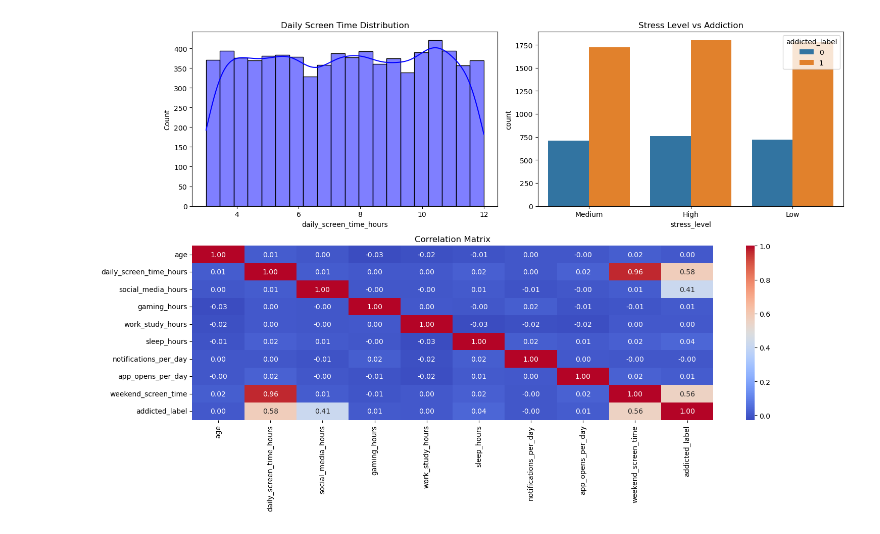
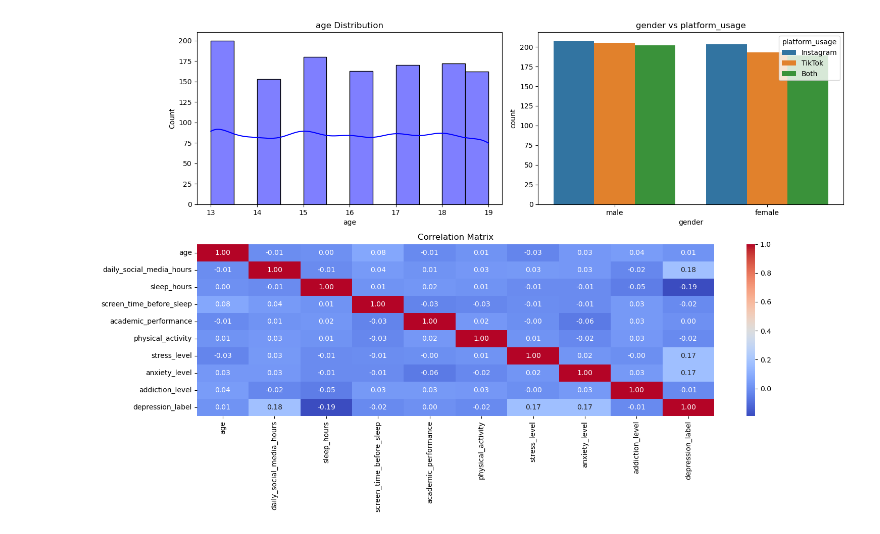
Before and after one commit to Hamdermadsik/Project_MBML, a Jupyter notebook: notebooks/Mads_inledende_manovre.ipynb, the cells around one changed output. Cells and saved outputs as stored; diff of their text form; code cells hidden in the pictures.

```diff
--- a/notebooks/Mads_inledende_manovre.ipynb
+++ b/notebooks/Mads_inledende_manovre.ipynb
@@ -30,7 +30,13 @@ import pandas as pd
 import matplotlib.pyplot as plt
 from pathlib import Path
 
-data_dir = Path(r"C:\Users\Madsl\Downloads\Smartphone_Usage_And_Addiction_Analysis_7500_Rows (1).csv")
+# In notebooks, you can use Path.cwd() to get the current working directory
+# or use relative paths directly.
+parent_dir = Path.cwd().parent
+data_dir = parent_dir / "data" / "data.csv"
+
+# If the data folder is in the same directory as the notebook's parent:
+# data_dir = Path("../data/data.csv")
 
 df = pd.read_csv(data_dir)
 
@@ -98,26 +115,37 @@ Stress Levels: ['Medium' 'High' 'Low']
 # %%
 import seaborn as sns
+import numpy as np
 
 # Visualizing distributions
 plt.figure(figsize=(15, 10))
 
-# Screen time distribution
-plt.subplot(2, 2, 1)
-sns.histplot(df['daily_screen_time_hours'], kde=True, color='blue')
-plt.title('Daily Screen Time Distribution')
+# Screen time distribution -> Replaced with the first numerical column
+numerical_cols = df.select_dtypes(include=[np.number]).columns
+if len(numerical_cols) > 0:
+    first_num_col = numerical_cols[0]
+    plt.subplot(2, 2, 1)
+    sns.histplot(df[first_num_col], kde=True, color='blue')
+    plt.title(f'{first_num_col} Distribution')
 
-# Addiction Label vs Stress Level
-plt.subplot(2, 2, 2)
-sns.countplot(data=df, x='stress_level', hue='addicted_label')
-plt.title('Stress Level vs Addiction')
+# Addiction Label vs Stress Level -> Dynamic check for categorical columns
+categorical_cols = df.select_dtypes(include=['object', 'category', 'bool']).columns
+if len(categorical_cols) >= 2:
+    plt.subplot(2, 2, 2)
+    sns.countplot(data=df, x=categorical_cols[0], hue=categorical_cols[1])
+    plt.title(f'{categorical_cols[0]} vs {categorical_cols[1]}')
+elif len(categorical_cols) == 1 and len(numerical_cols) > 0:
+    plt.subplot(2, 2, 2)
+    sns.boxplot(data=df, x=categorical_cols[0], y=first_num_col)
+    plt.title(f'{first_num_col} vs {categorical_cols[0]}')
 
 # Correlation Matrix (Numerical only)
 plt.subplot(2, 1, 2)
 numerical_df = df.select_dtypes(include=[np.number])
-sns.heatmap(numerical_df.corr(), annot=True, cmap='coolwarm', fmt='.2f')
-plt.title('Correlation Matrix')
+if not numerical_df.empty:
+    sns.heatmap(numerical_df.corr(), annot=True, cmap='coolwarm', fmt='.2f')
+    plt.title('Correlation Matrix')
 
 plt.tight_layout()
 plt.show()
 # %% [output]
-[figure, old version]
+[figure, new version]
```
Also changed, not shown: parts of 17 cells of this notebook, 5 other files.
